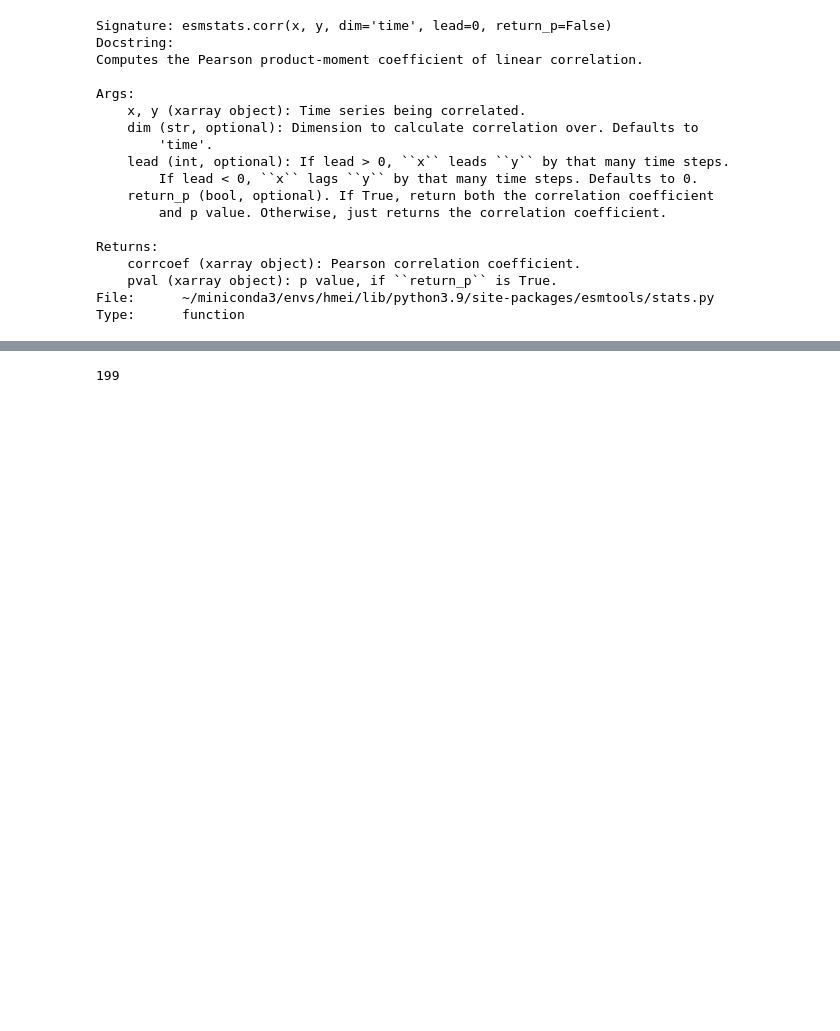
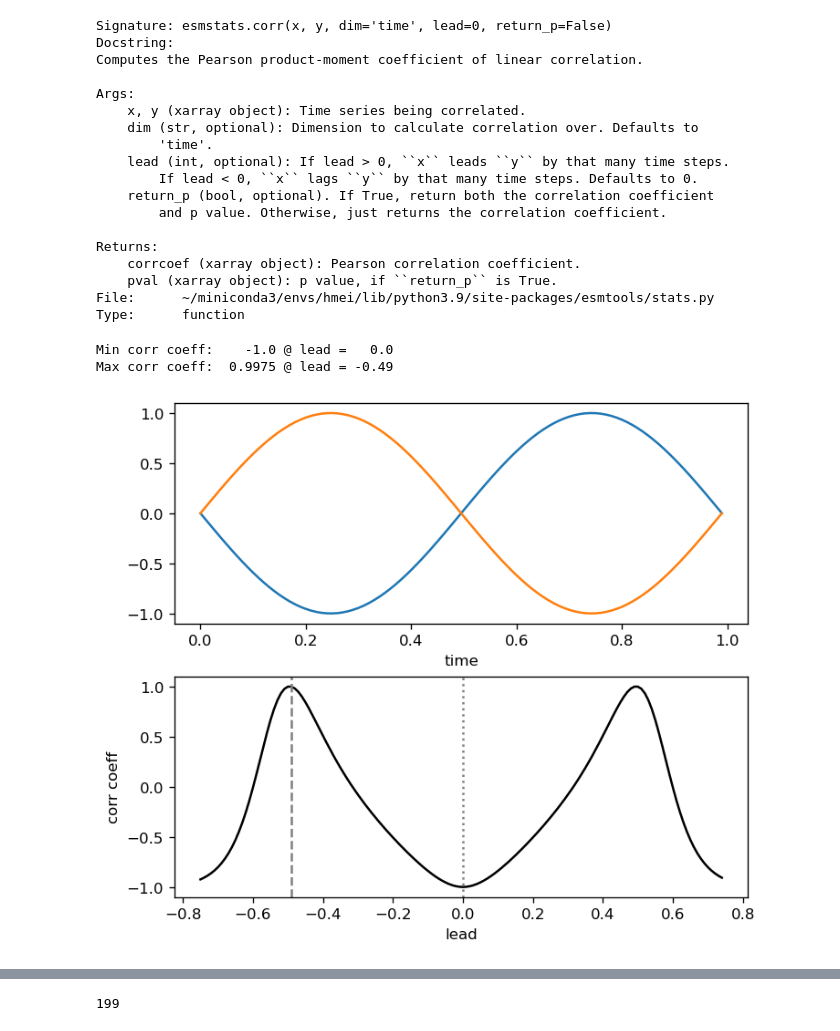
Before and after one commit to bbuchovecky/hmei, a Jupyter notebook: notebooks/correlation_analysis.ipynb, the cells around one changed output, grey strips where cells are left out. Cells and saved outputs as stored; diff of their text form; code cells hidden in the pictures; blank space fills up the shorter version.

Commit message:
exploring esmtools.stats.corr function

```diff
--- a/notebooks/correlation_analysis.ipynb
+++ b/notebooks/correlation_analysis.ipynb
@@ -27,3 +24,6 @@ import matplotlib as mpl
 import cmocean.cm as cm
 
 import esmtools.stats as esmstats
+# %%
+## set up rcParams for plotting
+mpl.rcParams['figure.dpi']= 120
@@ -272,3 +99,46 @@ Returns:
     pval (xarray object): p value, if ``return_p`` is True.
 File:      ~/miniconda3/envs/hmei/lib/python3.9/site-packages/esmtools/stats.py
 Type:      function
+# %%
+## generate a sine signal with specified frequency, amplitude, and x-axis/horizontal shift
+def gensignal(freq, amp, shift, length=1, num=100):
+    time=np.linspace(0,length,num)
+    signal = amp * np.sin(2 * np.pi * freq * time + shift)
+    xr_signal =  xr.DataArray(
+                    data = signal,
+                    dims = ['time'],
+                    coords = dict(time=np.arange(0,length,length/num)),
+                    attrs = dict(
+                            frequency=freq,
+                            amplitide=amp,
+                            shift=shift))
+    return xr_signal
+# %%
+sig1 = gensignal(1, 1, np.pi)
+sig2 = gensignal(1, 1, 0)
+
+t = 150
+leads = np.arange(-t/2, t/2, 1, dtype='int')
+corrvals = np.zeros(t)
+
+for (i, l) in zip(range(t), leads):
+    corrvals[i] = esmstats.corr(sig1, sig2, dim='time', lead=l).values
+
+fig,axes = plt.subplots(2, 1, figsize=(6,5), constrained_layout=True)
+
+sig1.plot.line(ax=axes[0])
+sig2.plot.line(ax=axes[0])
+
+axes[1].plot(leads*0.01, corrvals, color='k')
+axes[1].axvline(leads[np.argmin(corrvals)]*0.01, ls=':', color='gray')
+axes[1].axvline(leads[np.argmax(corrvals)]*0.01, ls='--', color='gray')
+
+axes[1].set_xlabel('lead')
+axes[1].set_ylabel('corr coeff')
+
+print(f'Min corr coeff: {np.min(corrvals):7.4} @ lead = {leads[np.argmin(corrvals)]*0.01:5.2}')
+print(f'Max corr coeff: {np.max(corrvals):7.4} @ lead = {leads[np.argmax(corrvals)]*0.01:5.2}')
+# %% [output]
+Min corr coeff:    -1.0 @ lead =   0.0
+Max corr coeff:  0.9975 @ lead = -0.49
+[figure, added]
```
Also changed, not shown: parts of 33 cells of this notebook.
